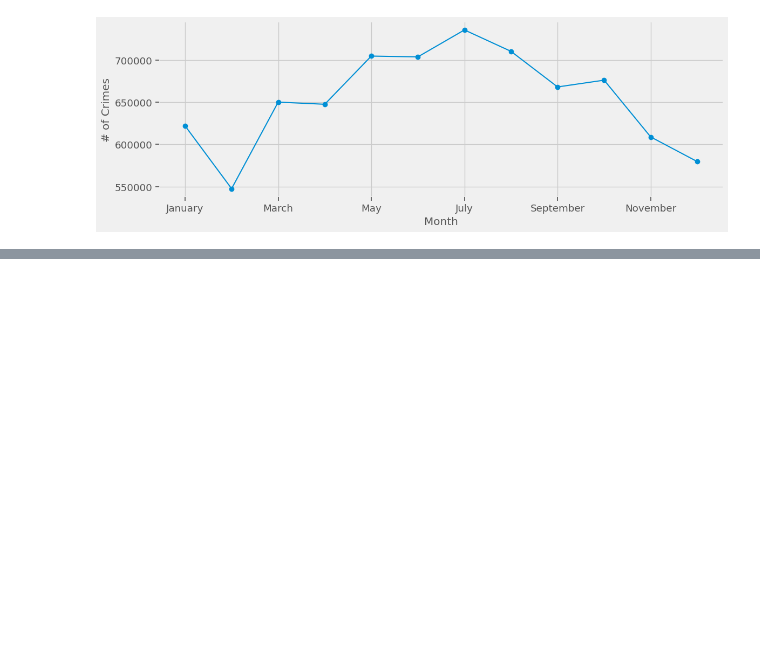
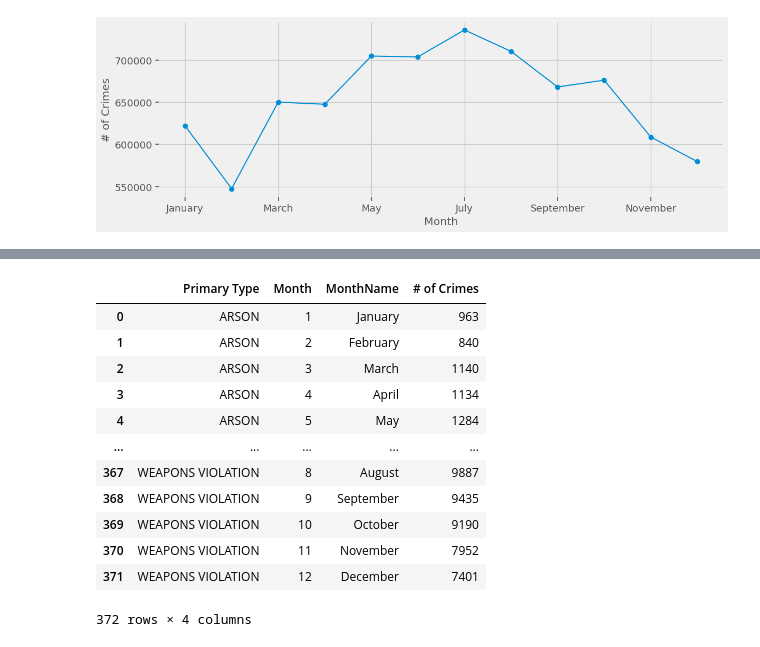
Before and after one commit to jonnunez92/Project-4---Chicago-Crime-Data, a Jupyter notebook: Project 4_Part 1 - Chicago Crime Data - Jonathan Nunez.ipynb, the cells around one changed output, grey strips where cells are left out. Cells and saved outputs as stored; diff of their text form; code cells hidden in the pictures; blank space fills up the shorter version.

```diff
--- a/Project 4_Part 1 - Chicago Crime Data - Jonathan Nunez.ipynb
+++ b/Project 4_Part 1 - Chicago Crime Data - Jonathan Nunez.ipynb
@@ -585,0 +541,17 @@ ax = month_counts.plot(style='o-',grid=True,
+# %%
+plot_type4_df = plot_type4.to_frame('# of Crimes').reset_index()
+plot_type4_df
+# %% [output]
+|  | Primary Type | Month | MonthName | # of Crimes |
+| 0 | ARSON | 1 | January | 963 |
+| 1 | ARSON | 2 | February | 840 |
+| 2 | ARSON | 3 | March | 1140 |
+| 3 | ARSON | 4 | April | 1134 |
+| 4 | ARSON | 5 | May | 1284 |
+| ... | ... | ... | ... | ... |
+| 367 | WEAPONS VIOLATION | 8 | August | 9887 |
+| 368 | WEAPONS VIOLATION | 9 | September | 9435 |
+| 369 | WEAPONS VIOLATION | 10 | October | 9190 |
+| 370 | WEAPONS VIOLATION | 11 | November | 7952 |
+| 371 | WEAPONS VIOLATION | 12 | December | 7401 |
+372 rows × 4 columns
```
Also changed, not shown: parts of 34 cells of this notebook.
